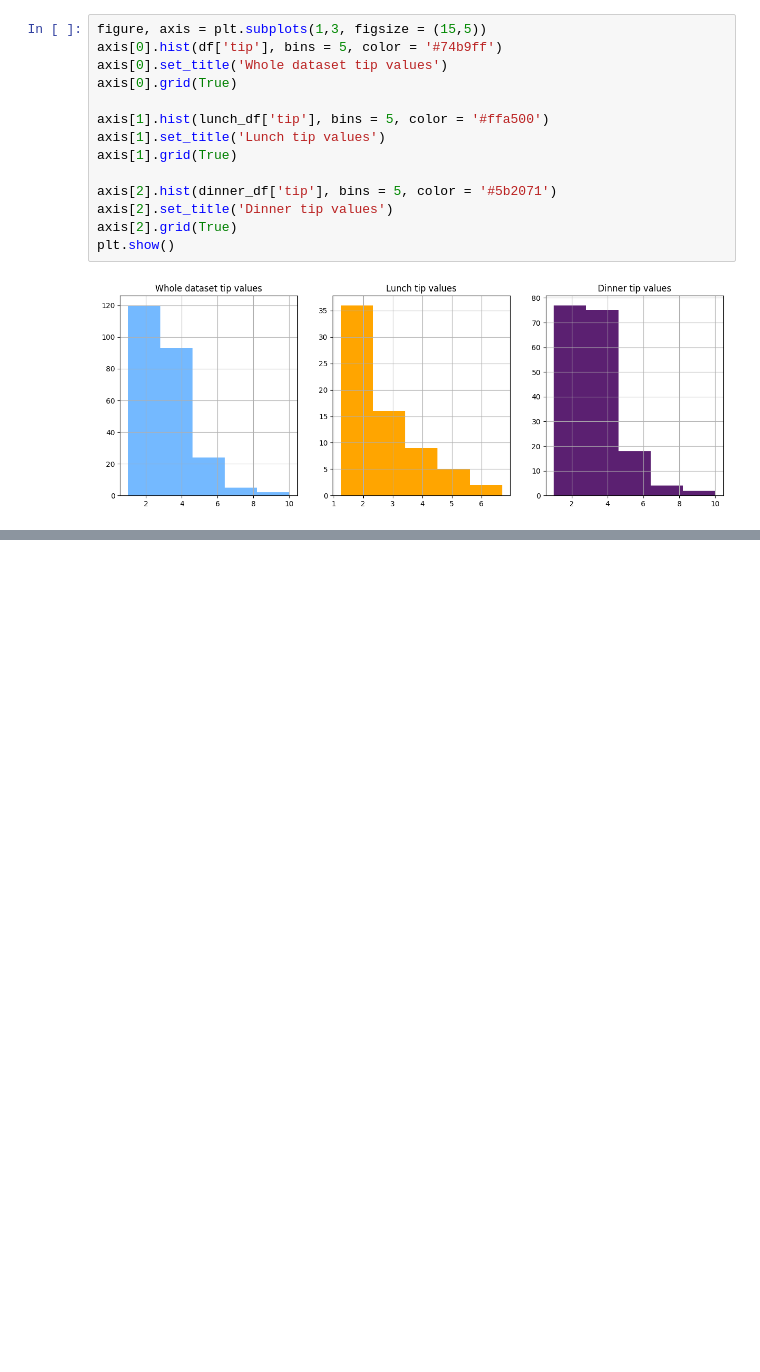
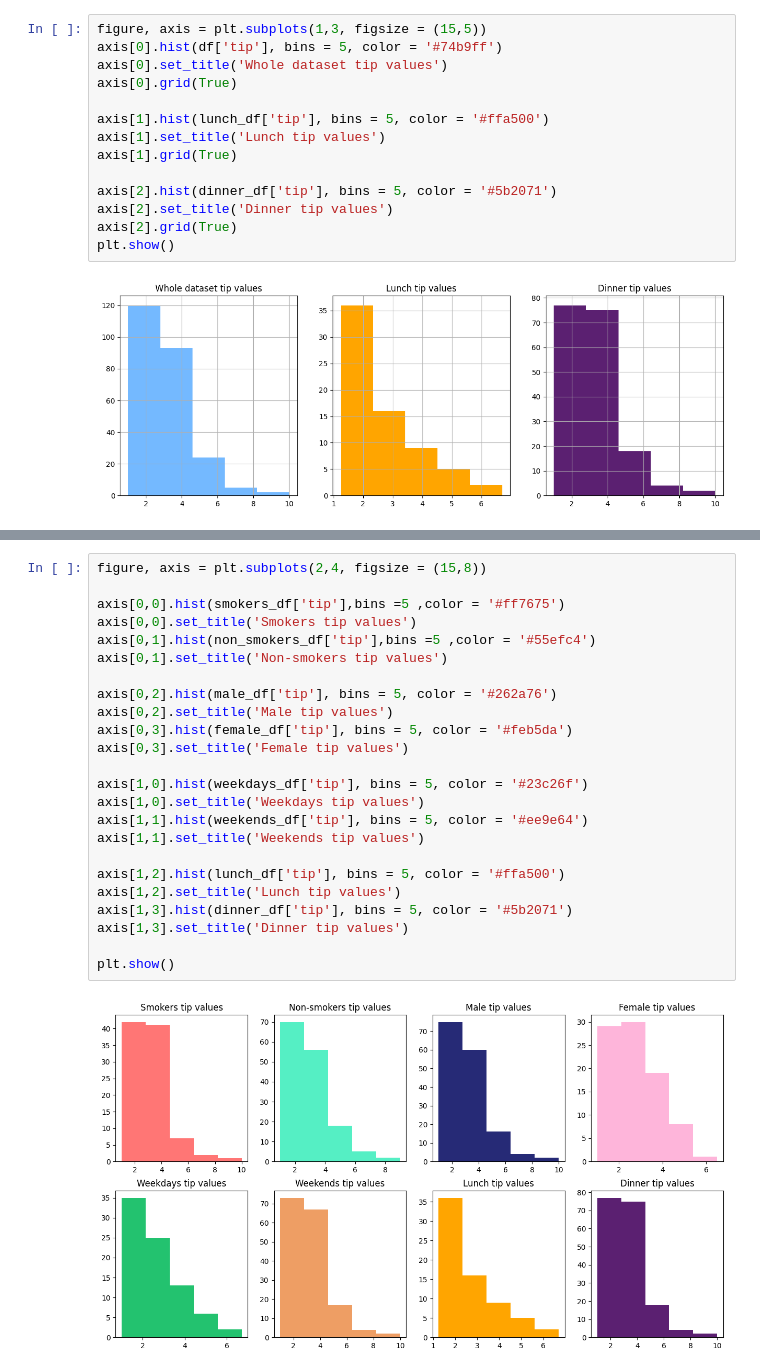
Before and after one commit to JaniceTrang/Python_Restaurant_tip, a Jupyter notebook: 20Sep_Restaurant_tips_analysis.ipynb, the cells around one changed output, grey strips where cells are left out. Drawn from its saved outputs; the diff is of its cells as text; blank space fills up the shorter version.

```diff
--- a/20Sep_Restaurant_tips_analysis.ipynb
+++ b/20Sep_Restaurant_tips_analysis.ipynb
@@ -601,0 +610,26 @@ plt.show()
+# %%
+figure, axis = plt.subplots(2,4, figsize = (15,8))
+
+axis[0,0].hist(smokers_df['tip'],bins =5 ,color = '#ff7675')
+axis[0,0].set_title('Smokers tip values')
+axis[0,1].hist(non_smokers_df['tip'],bins =5 ,color = '#55efc4')
+axis[0,1].set_title('Non-smokers tip values')
+
+axis[0,2].hist(male_df['tip'], bins = 5, color = '#262a76')
+axis[0,2].set_title('Male tip values')
+axis[0,3].hist(female_df['tip'], bins = 5, color = '#feb5da')
+axis[0,3].set_title('Female tip values')
+
+axis[1,0].hist(weekdays_df['tip'], bins = 5, color = '#23c26f')
+axis[1,0].set_title('Weekdays tip values')
+axis[1,1].hist(weekends_df['tip'], bins = 5, color = '#ee9e64')
+axis[1,1].set_title('Weekends tip values')
+
+axis[1,2].hist(lunch_df['tip'], bins = 5, color = '#ffa500')
+axis[1,2].set_title('Lunch tip values')
+axis[1,3].hist(dinner_df['tip'], bins = 5, color = '#5b2071')
+axis[1,3].set_title('Dinner tip values')
+
+plt.show()
+# %% [output]
+[figure, added]
```
Also changed, not shown: parts of 9 cells of this notebook.
